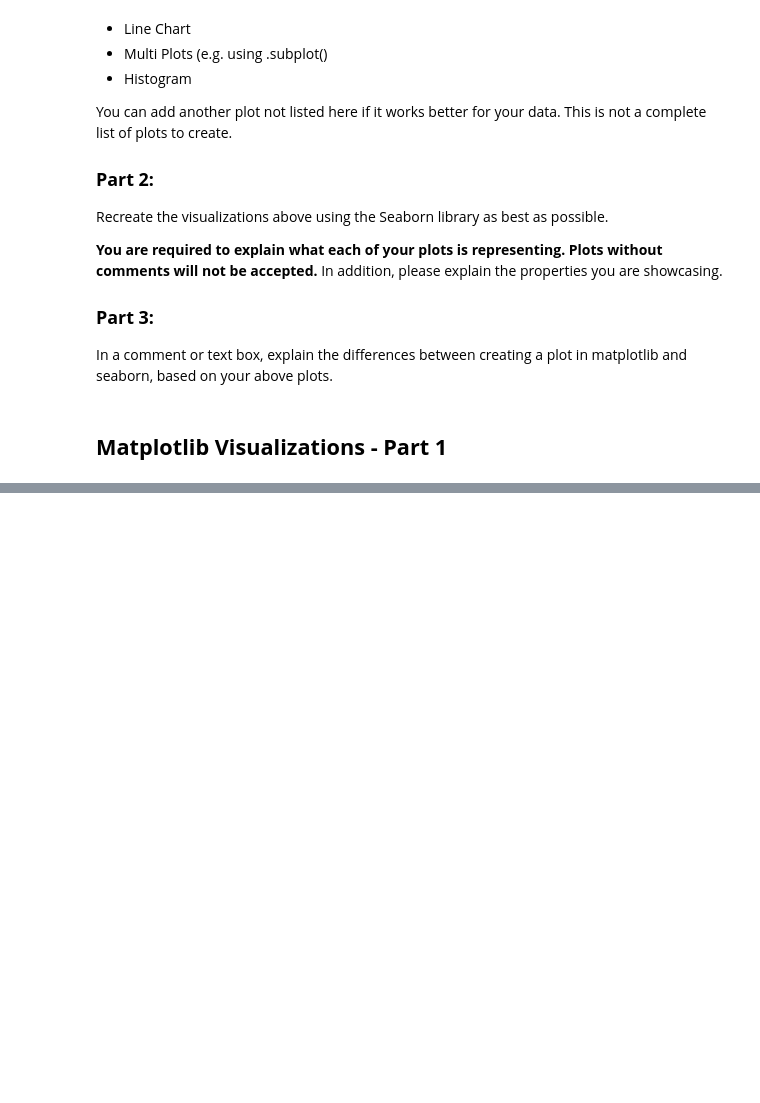
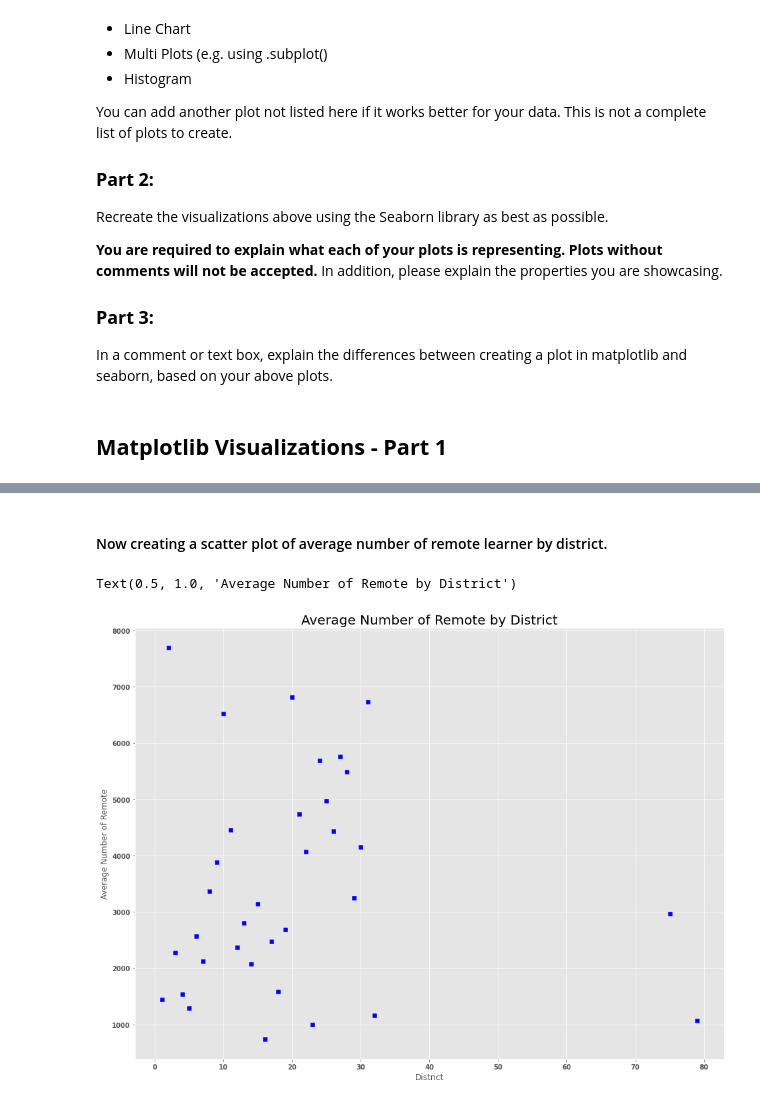
Before and after one commit to uzmabb182/Data602_Assignments, a Jupyter notebook: 08_assignment.ipynb, the cells around one changed output, grey strips where cells are left out. Saved outputs shown, nothing was run; the diff lists cells and outputs as text; code cells hidden in the pictures; blank space fills up the shorter version.

```diff
--- a/08_assignment.ipynb
+++ b/08_assignment.ipynb
@@ -531,0 +531,6 @@ plt.barh(category_df1.index, category_df1.values, color='blue')
+# %%
+avg_remote_df = learning_df.groupby("district")["total_remote"].mean()
+
+avg_blended_df = learning_df.groupby("district")["total_blended"].mean()
+
+avg_remote_df.to_frame()
@@ -531,0 +556,10 @@ plt.barh(category_df1.index, category_df1.values, color='blue')
+# %% [markdown]
+#### Now creating a scatter plot of average number of remote learner by district.
+# %%
+plt.scatter(avg_remote_df.index, avg_remote_df.values, color='blue', marker="s")
+plt.xlabel('District')
+plt.ylabel('Average Number of Remote')
+plt.title('Average Number of Remote Learner by District', fontsize=20)
+# %% [output]
+Text(0.5, 1.0, 'Average Number of Remote by District')
+[figure, added]
```
Also changed, not shown: parts of 37 cells of this notebook, 1 other file.
